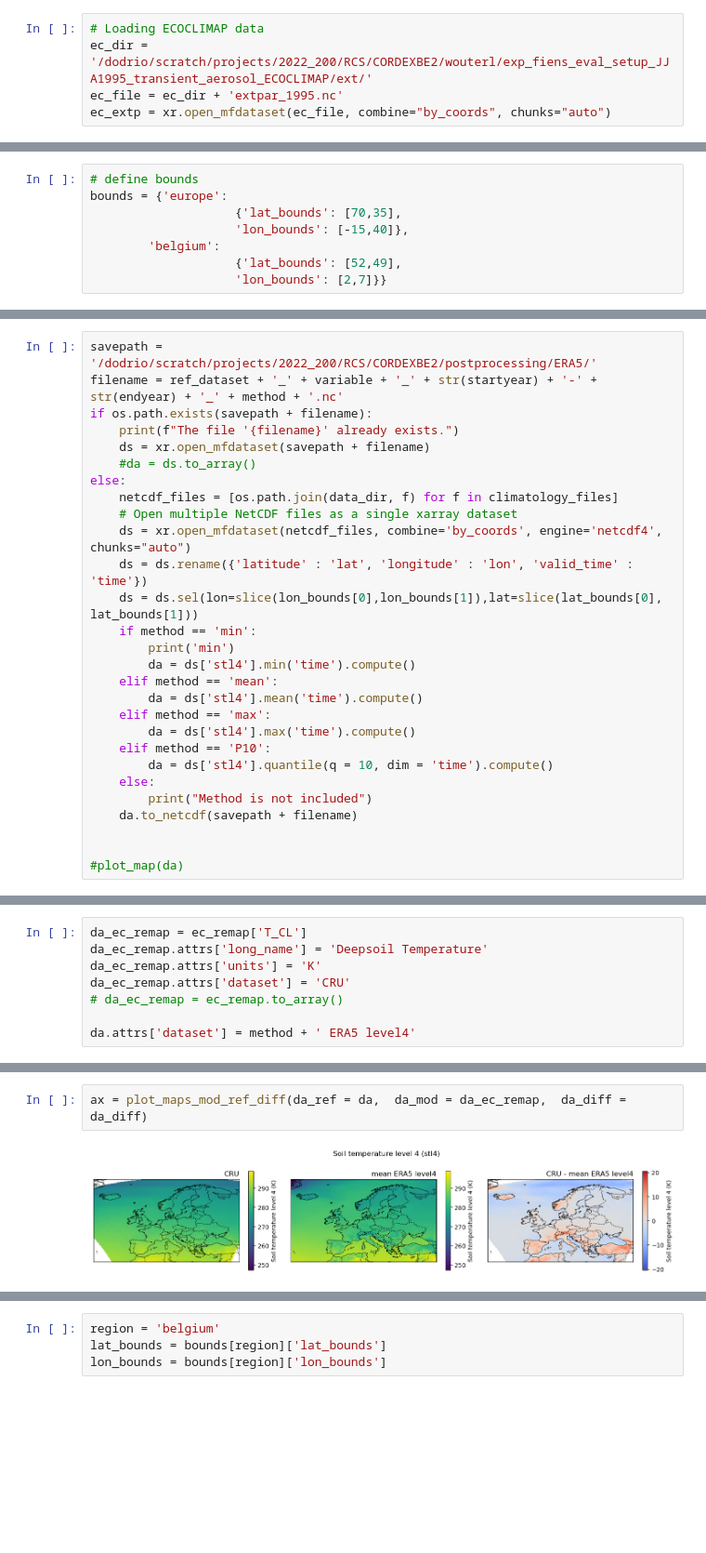
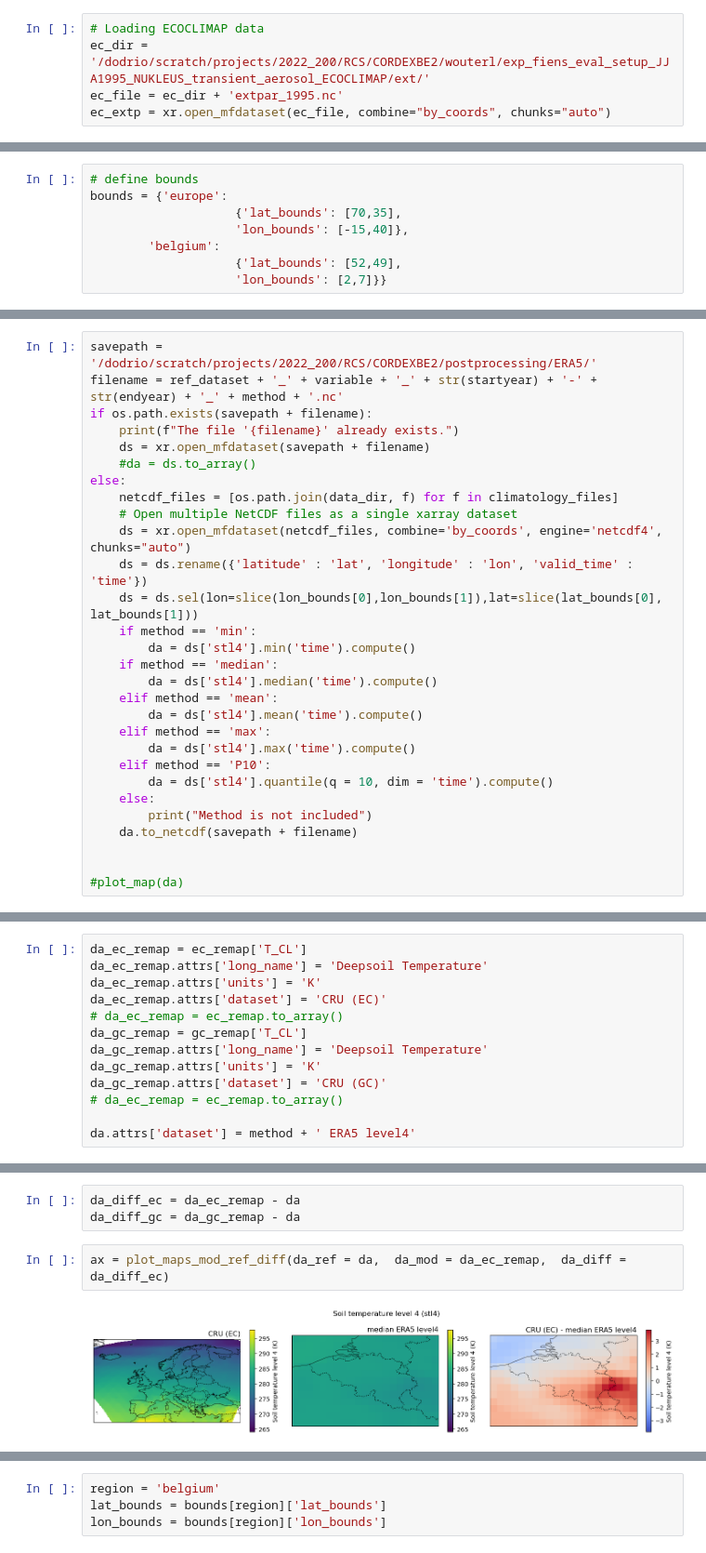
Before and after one commit to CORDEX-be2/ValEnsPy, a Jupyter notebook: evaluation_cclm/Deepsoil/CCLM_eval_era5_climatology.ipynb, the cells around one changed output, grey strips where cells are left out. Shown at 93% size. Cells and saved outputs as stored; diff of their text form; blank space fills up the shorter version.

```diff
--- a/evaluation_cclm/Deepsoil/CCLM_eval_era5_climatology.ipynb
+++ b/evaluation_cclm/Deepsoil/CCLM_eval_era5_climatology.ipynb
@@ -61,6 +61,6 @@ method = 'mean'
 # %%
 # Loading ECOCLIMAP data
-ec_dir = '/dodrio/scratch/projects/2022_200/RCS/CORDEXBE2/wouterl/exp_fiens_eval_setup_JJA1995_transient_aerosol_ECOCLIMAP/ext/'
+ec_dir = '/dodrio/scratch/projects/2022_200/RCS/CORDEXBE2/wouterl/exp_fiens_eval_setup_JJA1995_NUKLEUS_transient_aerosol_ECOCLIMAP/ext/'
 ec_file = ec_dir + 'extpar_1995.nc'
 ec_extp = xr.open_mfdataset(ec_file, combine="by_coords", chunks="auto")
 # %%
@@ -110,8 +101,9 @@ else:
     ds = ds.rename({'latitude' : 'lat', 'longitude' : 'lon', 'valid_time' : 'time'})
     ds = ds.sel(lon=slice(lon_bounds[0],lon_bounds[1]),lat=slice(lat_bounds[0], lat_bounds[1]))
     if method == 'min':
-        print('min')
         da = ds['stl4'].min('time').compute()
+    if method == 'median':
+        da = ds['stl4'].median('time').compute()
     elif method == 'mean':
         da = ds['stl4'].mean('time').compute()
     elif method == 'max':
@@ -162,7 +156,12 @@ ec_remap = remap_cdo(ds = da_ec_extp_soil, target_grid = gridfile, remap_method=
 da_ec_remap = ec_remap['T_CL']
 da_ec_remap.attrs['long_name'] = 'Deepsoil Temperature'
 da_ec_remap.attrs['units'] = 'K'
-da_ec_remap.attrs['dataset'] = 'CRU'
+da_ec_remap.attrs['dataset'] = 'CRU (EC)'
+# da_ec_remap = ec_remap.to_array()
+da_gc_remap = gc_remap['T_CL']
+da_gc_remap.attrs['long_name'] = 'Deepsoil Temperature'
+da_gc_remap.attrs['units'] = 'K'
+da_gc_remap.attrs['dataset'] = 'CRU (GC)'
 # da_ec_remap = ec_remap.to_array()
 
 da.attrs['dataset'] = method + ' ERA5 level4'
@@ -196,4 +168,7 @@ CRU
+# %%
+da_diff_ec = da_ec_remap - da
+da_diff_gc = da_gc_remap - da
 # %%
-ax = plot_maps_mod_ref_diff(da_ref = da,  da_mod = da_ec_remap,  da_diff = da_diff)
+ax = plot_maps_mod_ref_diff(da_ref = da,  da_mod = da_ec_remap,  da_diff = da_diff_ec)
 # %% [output]
-[figure, old version]
+[figure, new version]
```
Also changed, not shown: parts of 17 cells of this notebook.
